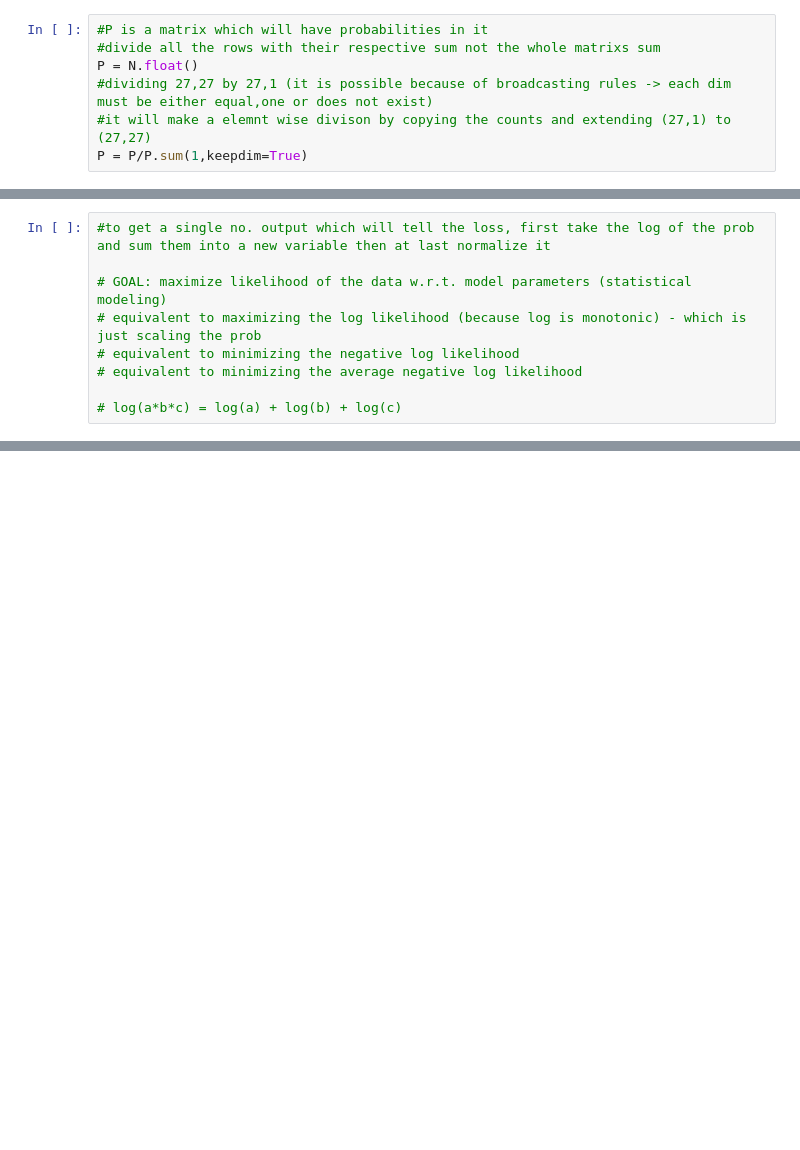
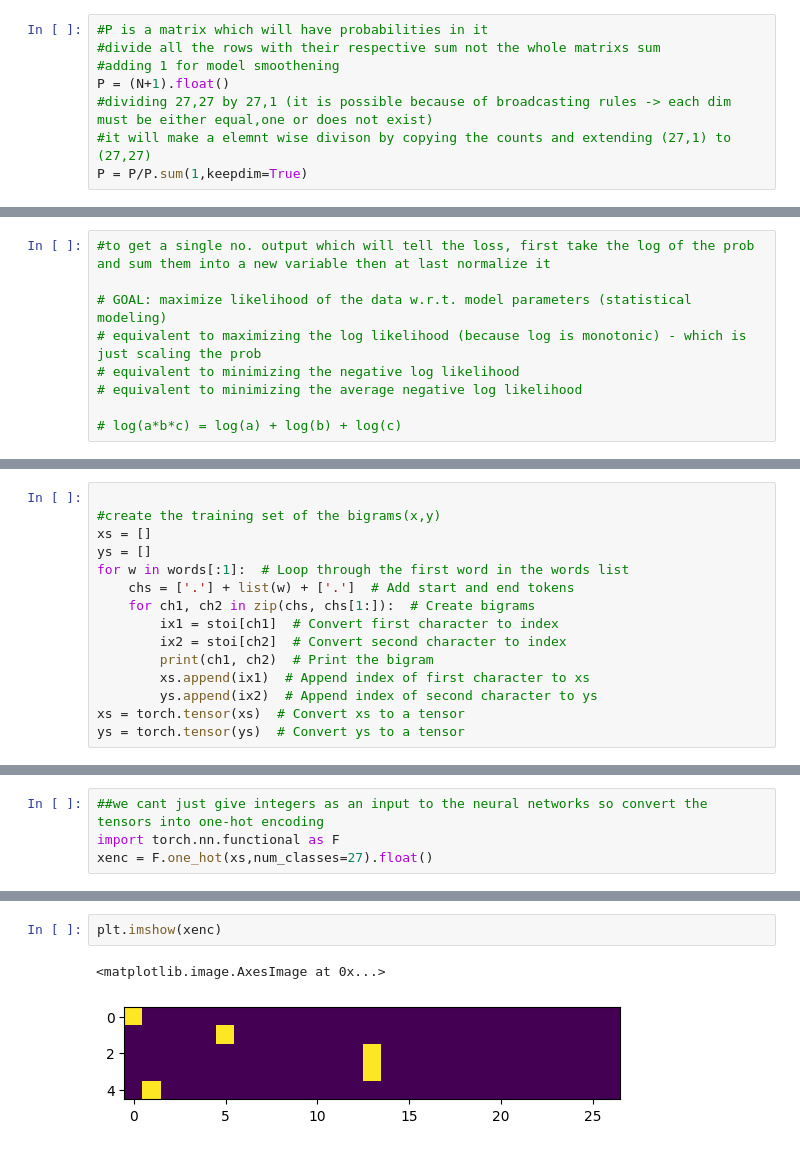
Before and after one commit to chiragtaneja20/nn-zero2hero, a Jupyter notebook: makemore/bigram-pt1/makemore_bigrams.ipynb, the cells around one changed output, grey strips where cells are left out. Cells and saved outputs as stored; diff of their text form; blank space fills up the shorter version.

```diff
--- a/makemore/bigram-pt1/makemore_bigrams.ipynb
+++ b/makemore/bigram-pt1/makemore_bigrams.ipynb
@@ -189,7 +189,8 @@ torch.Size([27, 1])
 # %%
 #P is a matrix which will have probabilities in it
 #divide all the rows with their respective sum not the whole matrixs sum
-P = N.float()
+#adding 1 for model smoothening
+P = (N+1).float()
 #dividing 27,27 by 27,1 (it is possible because of broadcasting rules -> each dim must be either equal,one or does not exist)
 #it will make a elemnt wise divison by copying the counts and extending (27,1) to (27,27)
 P = P/P.sum(1,keepdim=True)
@@ -281,0 +286,15 @@ nll=tensor(38.7856)
+# %%
+
+#create the training set of the bigrams(x,y)
+xs = []
+ys = []
+for w in words[:1]:  # Loop through the first word in the words list
+    chs = ['.'] + list(w) + ['.']  # Add start and end tokens
+    for ch1, ch2 in zip(chs, chs[1:]):  # Create bigrams
+        ix1 = stoi[ch1]  # Convert first character to index
+        ix2 = stoi[ch2]  # Convert second character to index
+        print(ch1, ch2)  # Print the bigram
+        xs.append(ix1)  # Append index of first character to xs
+        ys.append(ix2)  # Append index of second character to ys
+xs = torch.tensor(xs)  # Convert xs to a tensor
+ys = torch.tensor(ys)  # Convert ys to a tensor
@@ -281,0 +315,4 @@ nll=tensor(38.7856)
+# %%
+##we cant just give integers as an input to the neural networks so convert the tensors into one-hot encoding
+import torch.nn.functional as F
+xenc = F.one_hot(xs,num_classes=27).float()
@@ -281,0 +332,5 @@ nll=tensor(38.7856)
+# %%
+plt.imshow(xenc)
+# %% [output]
+<matplotlib.image.AxesImage at 0x...>
+[figure, added]
```
Also changed, not shown: parts of 28 cells of this notebook.
